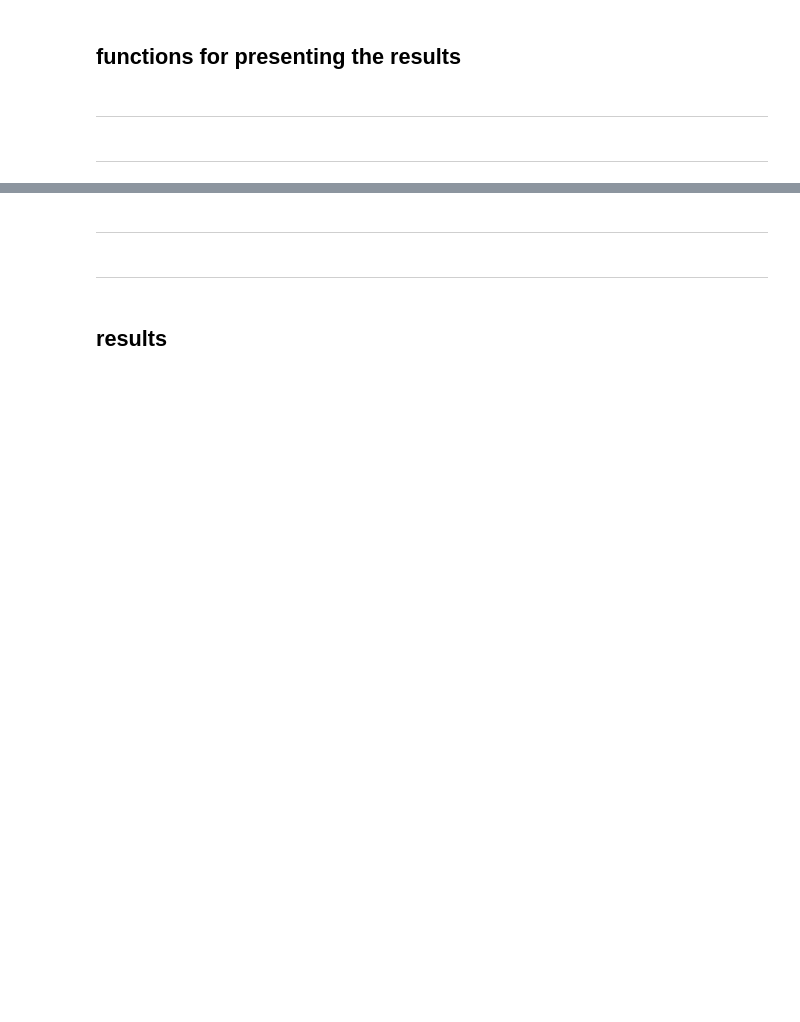
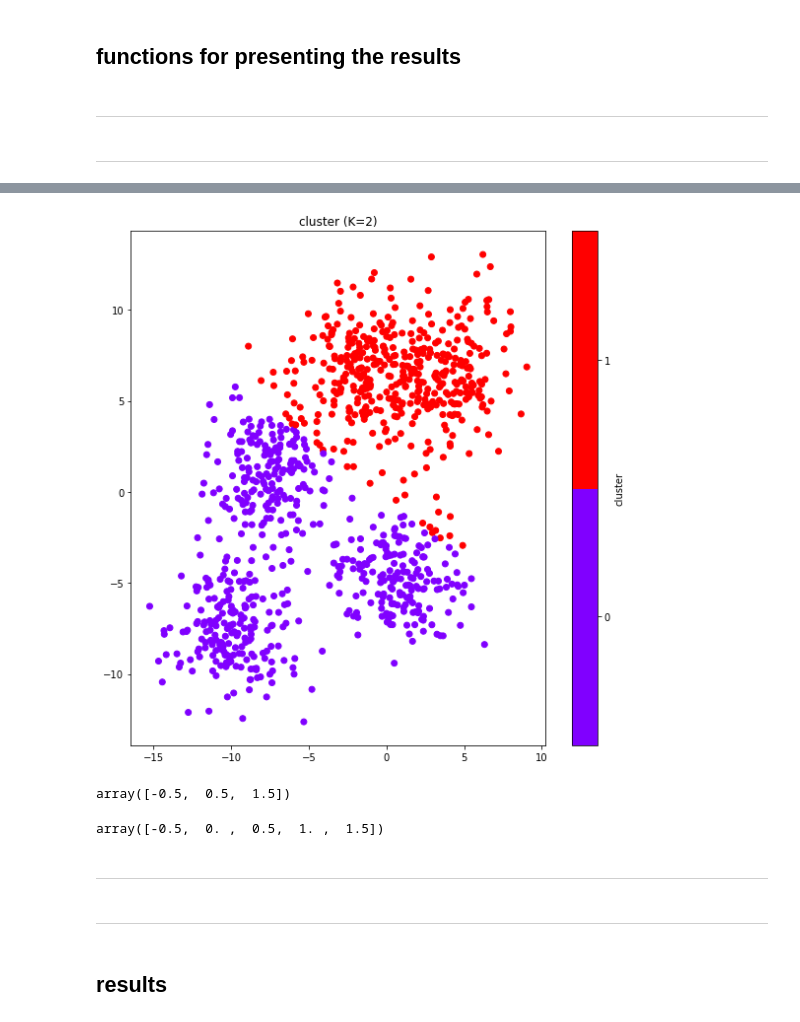
Before and after one commit to spellvia2/kang, a Jupyter notebook: machine learning/11/assignment_11.ipynb, the cells around one changed output, grey strips where cells are left out. Cells and saved outputs as stored; diff of their text form; code cells hidden in the pictures; blank space fills up the shorter version.

```diff
--- a/machine learning/11/assignment_11.ipynb
+++ b/machine learning/11/assignment_11.ipynb
@@ -402,0 +390,25 @@ def function_result_15():
+# %%
+    plt.figure(figsize=(8,8))
+    plt.title('cluster (K=2)')
+
+    # ++++++++++++++++++++++++++++++++++++++++++++++++++
+    # complete the blanks
+    #
+    cmap = plt.cm.rainbow
+    norm = colors.BoundaryNorm(np.arange(-0.5,2,1), cmap.N)
+    plt.scatter(feature[:,0],feature[:,1],c = label_feature_02,norm = norm,cmap = cmap)
+
+    plt.colorbar(ticks=np.array([0,1]),label = 'cluster')
+
+    plt.tight_layout()
+    plt.show()
+# %% [output]
+[figure, added]
+# %%
+np.arange(-0.5,2,1)
+# %% [output]
+array([-0.5,  0.5,  1.5])
+# %%
+np.linspace(-0.5,1.5,5)
+# %% [output]
+array([-0.5,  0. ,  0.5,  1. ,  1.5])
```
Also changed, not shown: parts of 11 cells of this notebook.
